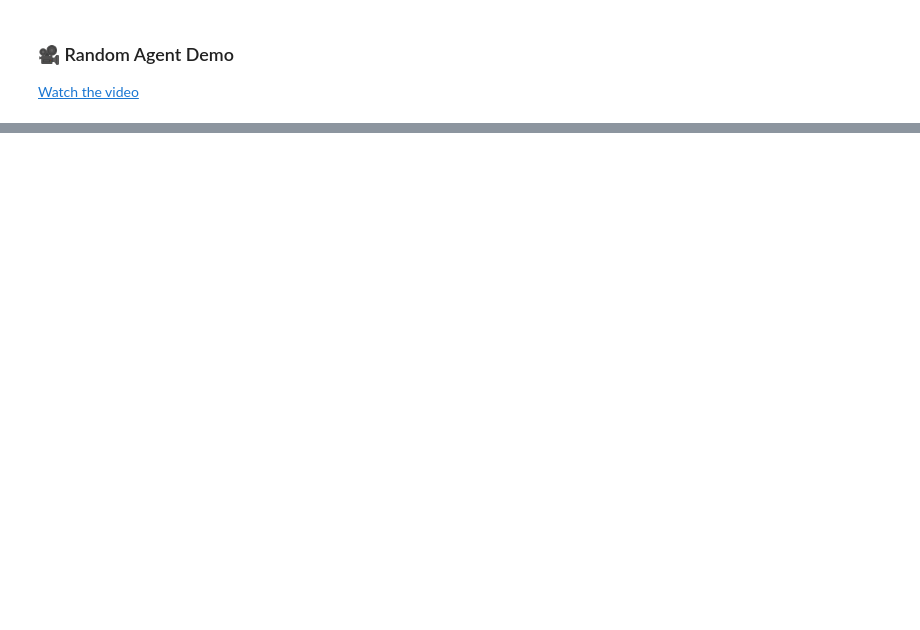
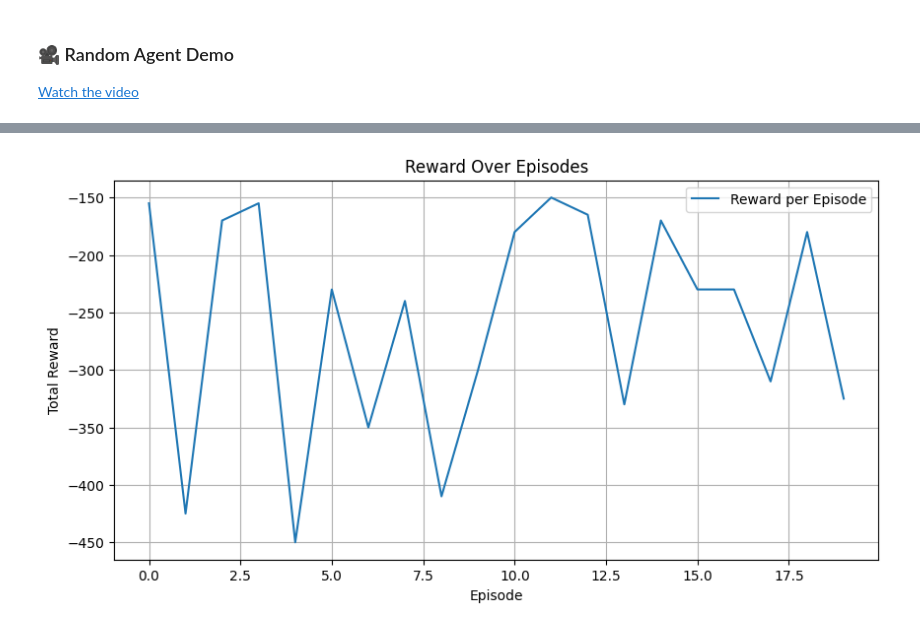
Before and after one commit to HaidyTalaat/Reinforcement-Learning-Project-Maze-Solving-Self-Driving-Car, a Jupyter notebook: building_custom_environment_from_scratch.ipynb, the cells around one changed output, grey strips where cells are left out. Drawn from its saved outputs; the diff is of its cells as text; code cells hidden in the pictures; blank space fills up the shorter version.

```diff
--- a/building_custom_environment_from_scratch.ipynb
+++ b/building_custom_environment_from_scratch.ipynb
@@ -432,0 +480,19 @@ Video saved to Random_action_demo.mp4
+# %%
+def build_model(states, actions):
+    model = Sequential()
+    model.add(Dense(24, activation='relu', input_shape=states, kernel_initializer='he_normal'))
+    model.add(BatchNormalization())
+    model.add(Dropout(0.2))
+    model.add(Dense(48, activation='relu', kernel_initializer='he_normal'))
+    model.add(BatchNormalization())
+    model.add(Dropout(0.2))
+    model.add(Dense(24, activation='relu', kernel_initializer='he_normal'))
+    model.add(Dense(actions, activation='linear'))
+    return model
+# %%
+model = build_model(states, actions)
+target_model = build_model(states, actions)
+target_model.set_weights(model.get_weights())
+
+model.compile(loss='mse', optimizer=Adam(learning_rate=learning_rate_a))
+target_model.compile(loss='mse', optimizer=Adam(learning_rate=learning_rate_a))
@@ -432,0 +523,12 @@ Video saved to Random_action_demo.mp4
+# %%
+from collections import deque
+max_size = replay_memory_size
+memory = deque(maxlen=max_size)
+def store_experience(state, action, reward, next_state, done):
+    memory.append((state, action, reward, next_state, done))
+# %%
+def epsilon_greedy_policy(q_values, epsilon, action_space):
+    if np.random.rand() <= epsilon:
+        return random.choice(range(action_space))
+    else:
+        return np.argmax(q_values)
@@ -432,0 +627,14 @@ Video saved to Random_action_demo.mp4
+# %%
+import matplotlib.pyplot as plt
+
+# Plot rewards over episodes
+plt.figure(figsize=(10, 5))
+plt.plot(total_rewards, label='Reward per Episode')
+plt.xlabel('Episode')
+plt.ylabel('Total Reward')
+plt.title('Reward Over Episodes')
+plt.legend()
+plt.grid(True)
+plt.show()
+# %% [output]
+[figure, added]
```
Also changed, not shown: parts of 9 cells of this notebook.
